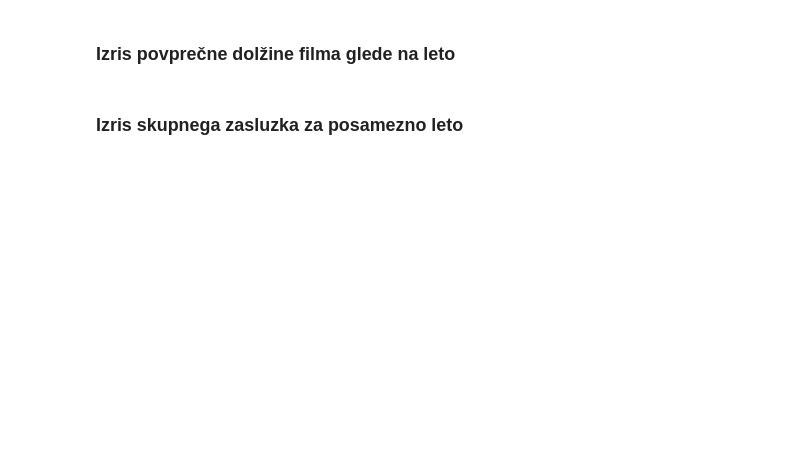
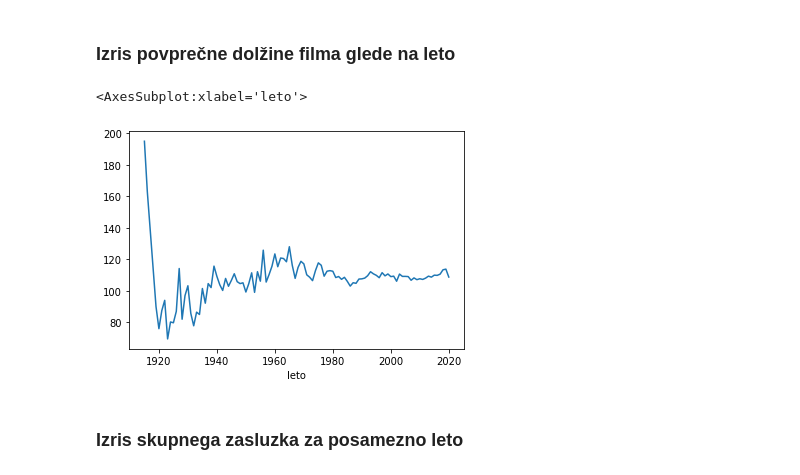
Before and after one commit to tinmarkon/programiranje-1, a Jupyter notebook: 03-knjiznica-pandas/vaje/pandas_101.ipynb, the cells around one changed output. Saved outputs shown, nothing was run; the diff lists cells and outputs as text; code cells hidden in the pictures; blank space fills up the shorter version.

```diff
--- a/03-knjiznica-pandas/vaje/pandas_101.ipynb
+++ b/03-knjiznica-pandas/vaje/pandas_101.ipynb
@@ -65,4 +200,9 @@ Tabele imajo metodo `.hist()`, ki omogoča izgradnjo histogramov za stolpce. Upo
 # %% [markdown]
 ### Izris povprečne dolžine filma glede na leto
+# %%
+filmi.groupby('leto')['dolzina'].mean().plot()
+# %% [output]
+<AxesSubplot:xlabel='leto'>
+[figure, added]
 # %% [markdown]
 ### Izris skupnega zasluzka za posamezno leto
```
Also changed, not shown: parts of 15 cells of this notebook.
